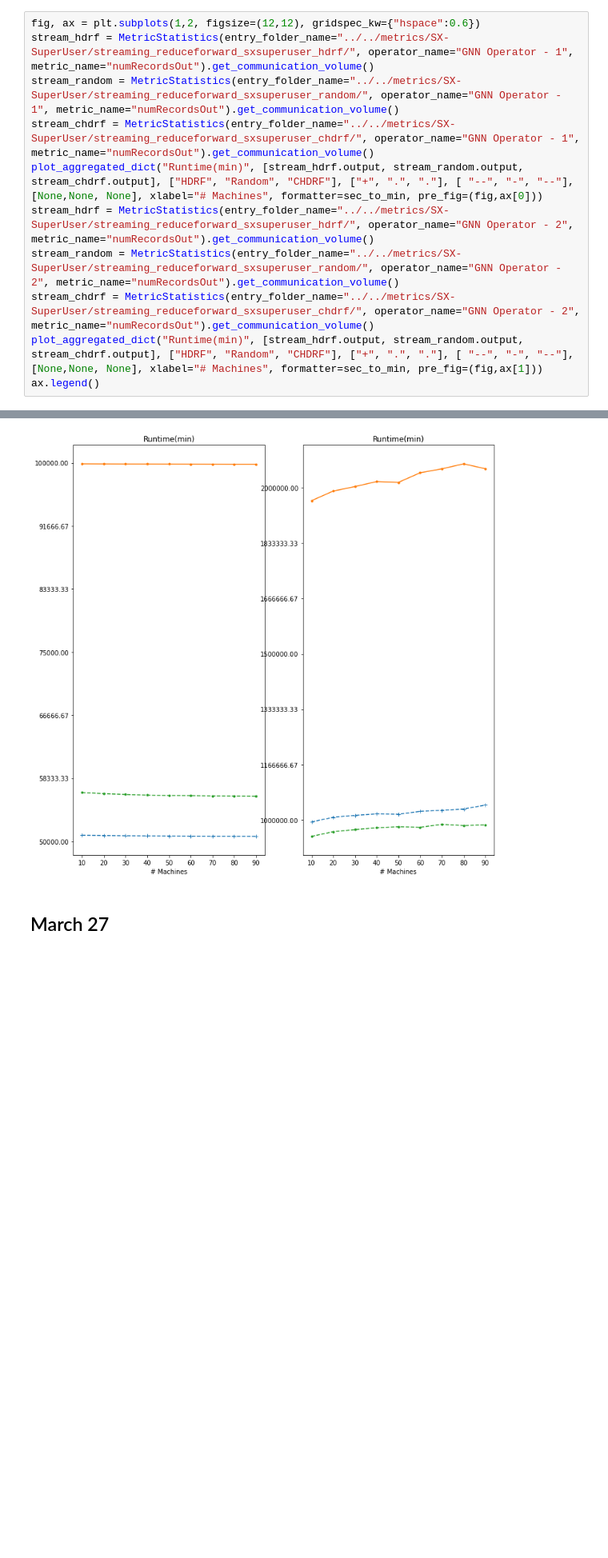
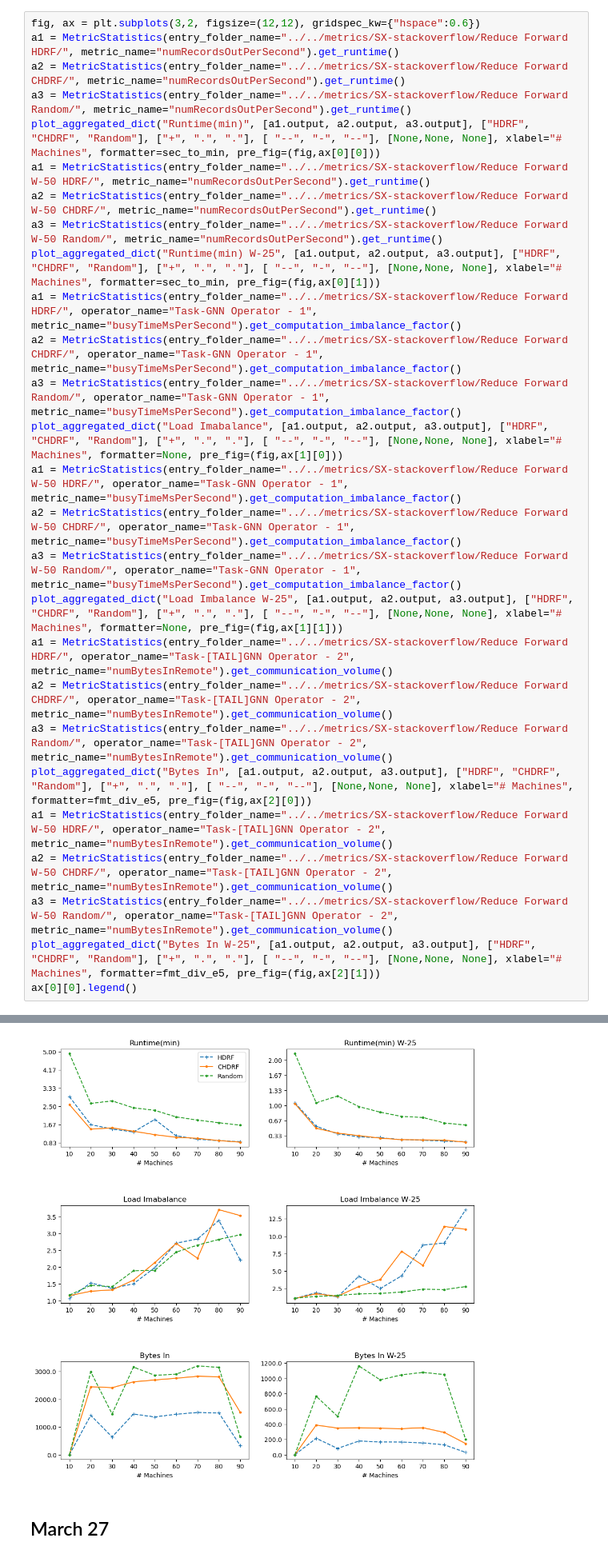
Before and after one commit to Rustam-Warwick/d3-gnn, a Jupyter notebook: helper-scripts/jupyter/Flink Metrics.ipynb, the cells around one changed output, grey strips where cells are left out. Shown: that part at 80% size. Drawn from its saved outputs; the diff is of its cells as text; blank space fills up the shorter version.

```diff
--- a/helper-scripts/jupyter/Flink Metrics.ipynb
+++ b/helper-scripts/jupyter/Flink Metrics.ipynb
@@ -265,12 +280,28 @@ class MetricStatistics:
 # %%
-fig, ax = plt.subplots(1,2, figsize=(12,12), gridspec_kw={"hspace":0.6})
-stream_hdrf = MetricStatistics(entry_folder_name="../../metrics/SX-SuperUser/streaming_reduceforward_sxsuperuser_hdrf/", operator_name="GNN Operator - 1", metric_name="numRecordsOut").get_communication_volume()
-stream_random = MetricStatistics(entry_folder_name="../../metrics/SX-SuperUser/streaming_reduceforward_sxsuperuser_random/", operator_name="GNN Operator - 1", metric_name="numRecordsOut").get_communication_volume()
-stream_chdrf = MetricStatistics(entry_folder_name="../../metrics/SX-SuperUser/streaming_reduceforward_sxsuperuser_chdrf/", operator_name="GNN Operator - 1", metric_name="numRecordsOut").get_communication_volume()
-plot_aggregated_dict("Runtime(min)", [stream_hdrf.output, stream_random.output, stream_chdrf.output], ["HDRF", "Random", "CHDRF"], ["+", ".", "."], [ "--", "-", "--"], [None,None, None], xlabel="# Machines", formatter=sec_to_min, pre_fig=(fig,ax[0]))
-stream_hdrf = MetricStatistics(entry_folder_name="../../metrics/SX-SuperUser/streaming_reduceforward_sxsuperuser_hdrf/", operator_name="GNN Operator - 2", metric_name="numRecordsOut").get_communication_volume()
-stream_random = MetricStatistics(entry_folder_name="../../metrics/SX-SuperUser/streaming_reduceforward_sxsuperuser_random/", operator_name="GNN Operator - 2", metric_name="numRecordsOut").get_communication_volume()
-stream_chdrf = MetricStatistics(entry_folder_name="../../metrics/SX-SuperUser/streaming_reduceforward_sxsuperuser_chdrf/", operator_name="GNN Operator - 2", metric_name="numRecordsOut").get_communication_volume()
-plot_aggregated_dict("Runtime(min)", [stream_hdrf.output, stream_random.output, stream_chdrf.output], ["HDRF", "Random", "CHDRF"], ["+", ".", "."], [ "--", "-", "--"], [None,None, None], xlabel="# Machines", formatter=sec_to_min, pre_fig=(fig,ax[1]))
-ax.legend()
+fig, ax = plt.subplots(3,2, figsize=(12,12), gridspec_kw={"hspace":0.6})
+a1 = MetricStatistics(entry_folder_name="../../metrics/SX-stackoverflow/Reduce Forward HDRF/", metric_name="numRecordsOutPerSecond").get_runtime()
+a2 = MetricStatistics(entry_folder_name="../../metrics/SX-stackoverflow/Reduce Forward CHDRF/", metric_name="numRecordsOutPerSecond").get_runtime()
+a3 = MetricStatistics(entry_folder_name="../../metrics/SX-stackoverflow/Reduce Forward Random/", metric_name="numRecordsOutPerSecond").get_runtime()
+plot_aggregated_dict("Runtime(min)", [a1.output, a2.output, a3.output], ["HDRF", "CHDRF", "Random"], ["+", ".", "."], [ "--", "-", "--"], [None,None, None], xlabel="# Machines", formatter=sec_to_min, pre_fig=(fig,ax[0][0]))
+a1 = MetricStatistics(entry_folder_name="../../metrics/SX-stackoverflow/Reduce Forward W-50 HDRF/", metric_name="numRecordsOutPerSecond").get_runtime()
+a2 = MetricStatistics(entry_folder_name="../../metrics/SX-stackoverflow/Reduce Forward W-50 CHDRF/", metric_name="numRecordsOutPerSecond").get_runtime()
+a3 = MetricStatistics(entry_folder_name="../../metrics/SX-stackoverflow/Reduce Forward W-50 Random/", metric_name="numRecordsOutPerSecond").get_runtime()
+plot_aggregated_dict("Runtime(min) W-25", [a1.output, a2.output, a3.output], ["HDRF", "CHDRF", "Random"], ["+", ".", "."], [ "--", "-", "--"], [None,None, None], xlabel="# Machines", formatter=sec_to_min, pre_fig=(fig,ax[0][1]))
+a1 = MetricStatistics(entry_folder_name="../../metrics/SX-stackoverflow/Reduce Forward HDRF/", operator_name="Task-GNN Operator - 1", metric_name="busyTimeMsPerSecond").get_computation_imbalance_factor()
+a2 = MetricStatistics(entry_folder_name="../../metrics/SX-stackoverflow/Reduce Forward CHDRF/", operator_name="Task-GNN Operator - 1", metric_name="busyTimeMsPerSecond").get_computation_imbalance_factor()
+a3 = MetricStatistics(entry_folder_name="../../metrics/SX-stackoverflow/Reduce Forward Random/", operator_name="Task-GNN Operator - 1", metric_name="busyTimeMsPerSecond").get_computation_imbalance_factor()
+plot_aggregated_dict("Load Imabalance", [a1.output, a2.output, a3.output], ["HDRF", "CHDRF", "Random"], ["+", ".", "."], [ "--", "-", "--"], [None,None, None], xlabel="# Machines", formatter=None, pre_fig=(fig,ax[1][0]))
+a1 = MetricStatistics(entry_folder_name="../../metrics/SX-stackoverflow/Reduce Forward W-50 HDRF/", operator_name="Task-GNN Operator - 1", metric_name="busyTimeMsPerSecond").get_computation_imbalance_factor()
+a2 = MetricStatistics(entry_folder_name="../../metrics/SX-stackoverflow/Reduce Forward W-50 CHDRF/", operator_name="Task-GNN Operator - 1", metric_name="busyTimeMsPerSecond").get_computation_imbalance_factor()
+a3 = MetricStatistics(entry_folder_name="../../metrics/SX-stackoverflow/Reduce Forward W-50 Random/", operator_name="Task-GNN Operator - 1", metric_name="busyTimeMsPerSecond").get_computation_imbalance_factor()
+plot_aggregated_dict("Load Imbalance W-25", [a1.output, a2.output, a3.output], ["HDRF", "CHDRF", "Random"], ["+", ".", "."], [ "--", "-", "--"], [None,None, None], xlabel="# Machines", formatter=None, pre_fig=(fig,ax[1][1]))
+a1 = MetricStatistics(entry_folder_name="../../metrics/SX-stackoverflow/Reduce Forward HDRF/", operator_name="Task-[TAIL]GNN Operator - 2", metric_name="numBytesInRemote").get_communication_volume()
+a2 = MetricStatistics(entry_folder_name="../../metrics/SX-stackoverflow/Reduce Forward CHDRF/", operator_name="Task-[TAIL]GNN Operator - 2", metric_name="numBytesInRemote").get_communication_volume()
+a3 = MetricStatistics(entry_folder_name="../../metrics/SX-stackoverflow/Reduce Forward Random/", operator_name="Task-[TAIL]GNN Operator - 2", metric_name="numBytesInRemote").get_communication_volume()
+plot_aggregated_dict("Bytes In", [a1.output, a2.output, a3.output], ["HDRF", "CHDRF", "Random"], ["+", ".", "."], [ "--", "-", "--"], [None,None, None], xlabel="# Machines", formatter=fmt_div_e5, pre_fig=(fig,ax[2][0]))
+a1 = MetricStatistics(entry_folder_name="../../metrics/SX-stackoverflow/Reduce Forward W-50 HDRF/", operator_name="Task-[TAIL]GNN Operator - 2", metric_name="numBytesInRemote").get_communication_volume()
+a2 = MetricStatistics(entry_folder_name="../../metrics/SX-stackoverflow/Reduce Forward W-50 CHDRF/", operator_name="Task-[TAIL]GNN Operator - 2", metric_name="numBytesInRemote").get_communication_volume()
+a3 = MetricStatistics(entry_folder_name="../../metrics/SX-stackoverflow/Reduce Forward W-50 Random/", operator_name="Task-[TAIL]GNN Operator - 2", metric_name="numBytesInRemote").get_communication_volume()
+plot_aggregated_dict("Bytes In W-25", [a1.output, a2.output, a3.output], ["HDRF", "CHDRF", "Random"], ["+", ".", "."], [ "--", "-", "--"], [None,None, None], xlabel="# Machines", formatter=fmt_div_e5, pre_fig=(fig,ax[2][1]))
+ax[0][0].legend()
 # %% [output]
@@ -278,4 +309,4 @@ AttributeError: 'numpy.ndarray' object has no attribute 'legend'
-[figure, old version]
+[figure, new version]
 # %% [markdown]
 ## March 27
 # %% [markdown]
```
Also changed, not shown: parts of 8 cells of this notebook, 4 other files.
